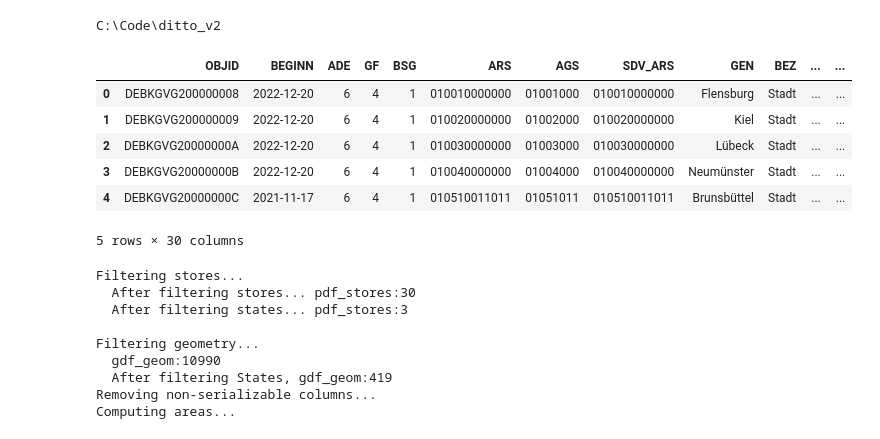
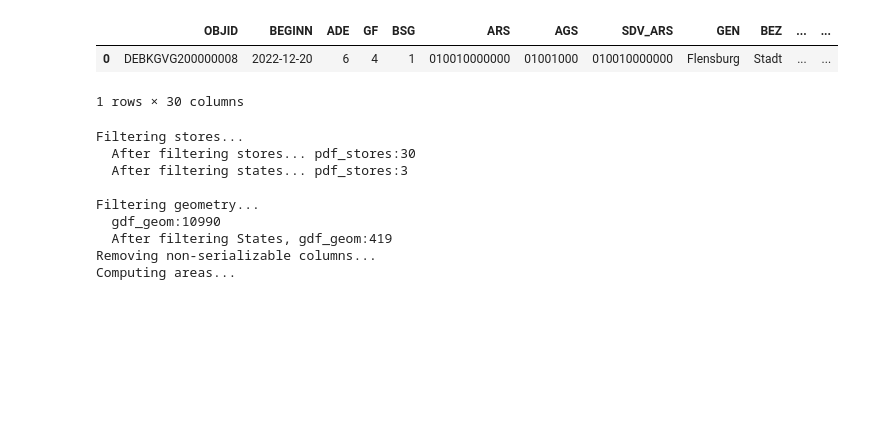
Before and after one commit to JErenci/ditto_v2, a Jupyter notebook: JupNB/gen_map_adm/extract_map_functions.ipynb, the cells around one changed output. Drawn from its saved outputs; the diff is of its cells as text; code cells hidden in the pictures; blank space fills up the shorter version.

```diff
--- a/JupNB/gen_map_adm/extract_map_functions.ipynb
+++ b/JupNB/gen_map_adm/extract_map_functions.ipynb
@@ -5,20 +10,12 @@
-# %%
-cd "C:\\Code\\ditto_v2"
-# %% [output]
-C:\Code\ditto_v2
 # %%
 import geopandas as gpd
 gdf_de = gpd.read_file('.\JupNB\DE_Data\VG250_GEM_WGS84.shp')
 # %%
-gdf_de.head()
+gdf_de.head(1)
 # %% [output]
 |  | OBJID | BEGINN | ADE | GF | BSG | ARS | AGS | SDV_ARS | GEN | BEZ | ... | ... |
 | 0 | DEBKGVG200000008 | 2022-12-20 | 6 | 4 | 1 | 010010000000 | 01001000 | 010010000000 | Flensburg | Stadt | ... | ... |
-| 1 | DEBKGVG200000009 | 2022-12-20 | 6 | 4 | 1 | 010020000000 | 01002000 | 010020000000 | Kiel | Stadt | ... | ... |
-| 2 | DEBKGVG20000000A | 2022-12-20 | 6 | 4 | 1 | 010030000000 | 01003000 | 010030000000 | Lübeck | Stadt | ... | ... |
-| 3 | DEBKGVG20000000B | 2022-12-20 | 6 | 4 | 1 | 010040000000 | 01004000 | 010040000000 | Neumünster | Stadt | ... | ... |
-| 4 | DEBKGVG20000000C | 2021-11-17 | 6 | 4 | 1 | 010510011011 | 01051011 | 010510011011 | Brunsbüttel | Stadt | ... | ... |
-5 rows × 30 columns
+1 rows × 30 columns
 # %%
 from src.functionality_maps import Defs, paths
 import pandas as pd
```
Also changed, not shown: parts of 16 cells of this notebook, 1 other file.
